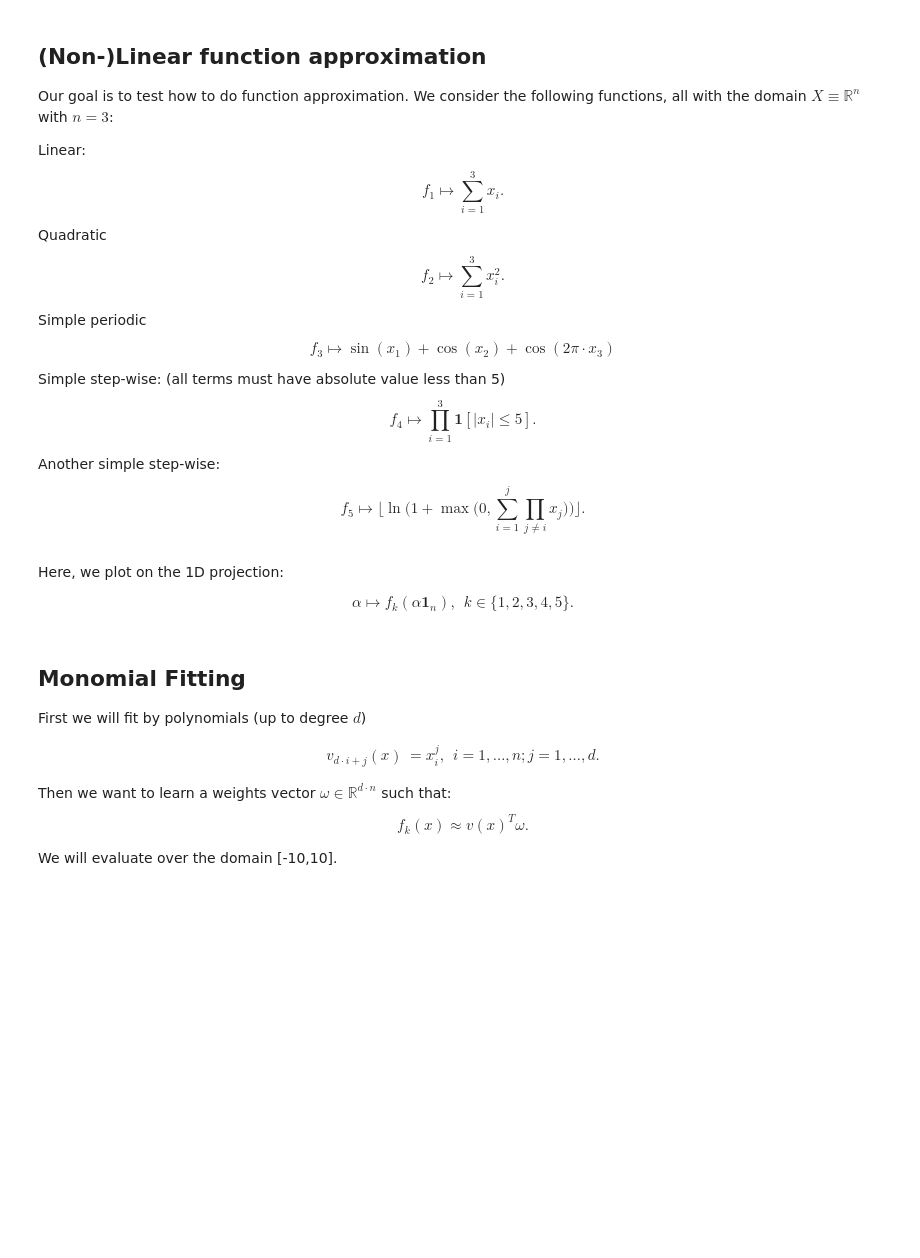
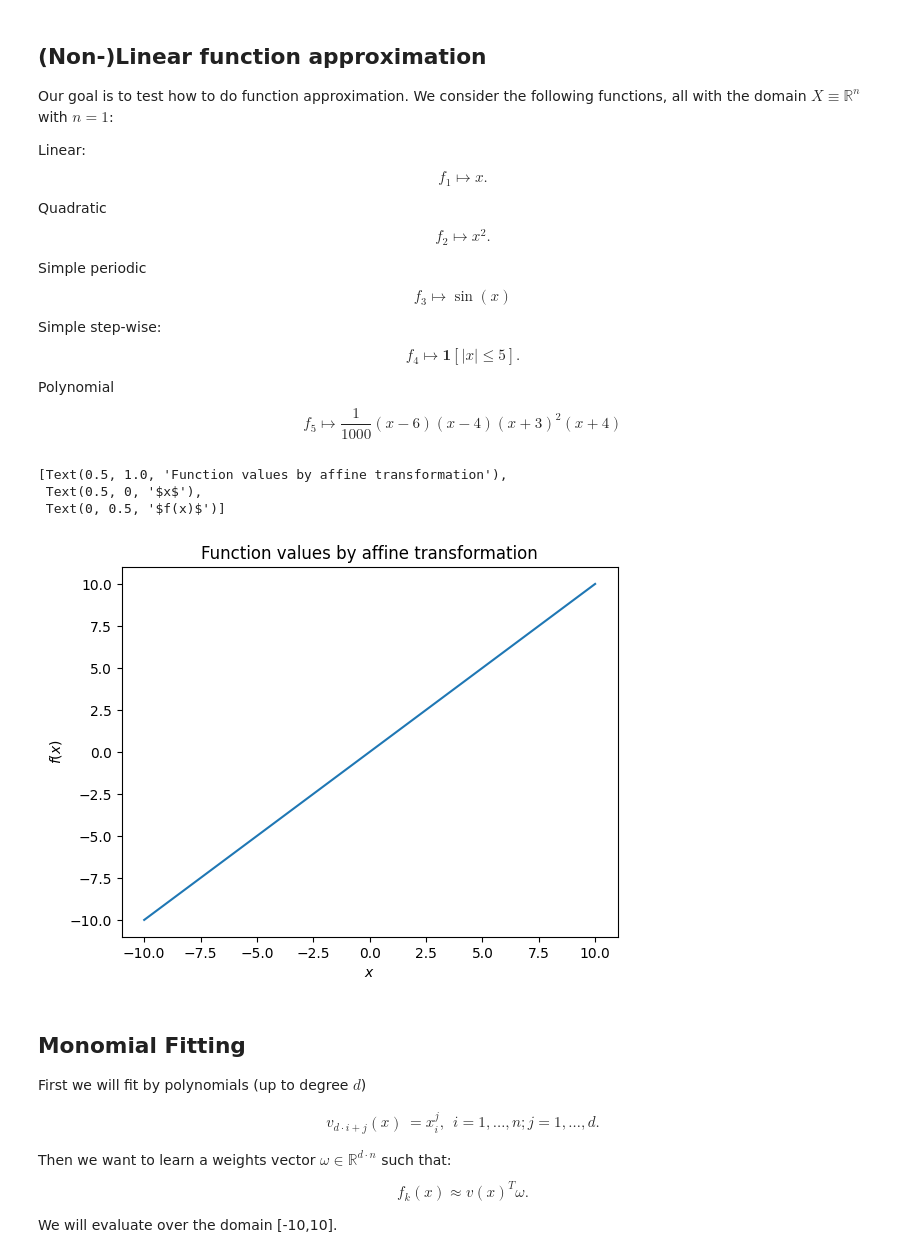
Before and after one commit to jucaleb4/RL-general-action-state, a Jupyter notebook: temp/function_approximation.ipynb, the cells around one changed output. Drawn from its saved outputs; the diff is of its cells as text; code cells hidden in the pictures; blank space fills up the shorter version.

```diff
--- a/temp/function_approximation.ipynb
+++ b/temp/function_approximation.ipynb
@@ -18,65 +19,63 @@ from sklearn.exceptions import ConvergenceWarning
 # %% [markdown]
 ## (Non-)Linear function approximation
 Our goal is to test how to do function approximation.
-We consider the following functions, all with the domain $X \equiv \mathbb{R}^{n}$ with $n=3$:
+We consider the following functions, all with the domain $X \equiv \mathbb{R}^{n}$ with $n=1$:
 
 Linear:
 $$
-f_1 \mapsto \sum\limits_{i=1}^{3} x_i.
+f_1 \mapsto x.
 $$
 
 Quadratic
 $$
-f_2 \mapsto \sum\limits_{i=1}^3 x_i^2.
+f_2 \mapsto x^2.
 $$
 
 Simple periodic
 $$
-f_3 \mapsto \sin(x_1) + \cos(x_2) + \cos(2\pi \cdot x_3)
+f_3 \mapsto \sin(x)
 $$
 
-Simple step-wise: (all terms must have absolute value less than 5)
+Simple step-wise:
 $$
-f_4 \mapsto \prod\limits_{i=1}^3 \mathbf{1}[\vert x_i \vert \leq 5].
+f_4 \mapsto \mathbf{1}[\vert x \vert \leq 5].
 $$
 
-Another simple step-wise:
+Polynomial
 $$
-f_5 \mapsto \Big \lfloor \ln\Big(1 + \max\big( 0, \sum\limits_{i=1}^j \prod\limits_{j \ne i} x_j\big) \Big ) \Big \rfloor.
+f_5 \mapsto \frac{1}{1000}(x-6)(x-4)(x+3)^2(x+4)
 $$
 # %%
-n = 3
+n = 1
 
 def f1(x):
-    return np.sum(x)
+    return x
 
 def f2(x):
-    return np.sum(np.square(x))
+    return np.square(x)
 
 def f3(x):
-    return np.sin(x[0]) + np.cos(x[1]) + np.cos(2*np.pi*x[2])
+    return np.sin(x)
 
 def f4(x):
-    return np.prod((np.abs(x) <= 3).astype('int'))
+    return (np.abs(x) <= 5).astype("int")
 
 def f5(x):
-    return np.floor(np.log(1+max(0, np.sum([np.prod(np.append(x[:i],x[i+1:])) for i in range(len(x))]))))
+    return (x-6)*(x-4)*(x+3)**2*(x+4)/1000
-# %% [markdown]
-Here, we plot on the 1D projection:
-
-$$
-\alpha \mapsto f_k(\alpha \mathbf{1}_{n}),~~ k \in \{1,2,3,4,5\}.
-$$
 # %%
 xs = np.linspace(-10, 10, 1000)
-ones = np.ones(n)
 ax = plt.subplot()
-ax.plot(xs, [f5(x*ones) for x in xs])
+ax.plot(xs, f1(xs))
 ax.set(
     title="Function values by affine transformation",
-    xlabel=r"$\alpha$",
-    ylabel=r"$f(\alpha \mathbf{1}_n)$"
+    xlabel=r"$x$",
+    ylabel=r"$f(x)$"
 )
+# %% [output]
+[Text(0.5, 1.0, 'Function values by affine transformation'),
+ Text(0.5, 0, '$x$'),
+ Text(0, 0.5, '$f(x)$')]
+[figure, added]
 # %% [markdown]
 ## Monomial Fitting
 First we will fit by polynomials (up to degree $d$)
```
Also changed, not shown: parts of 18 cells of this notebook, 9 other files.
